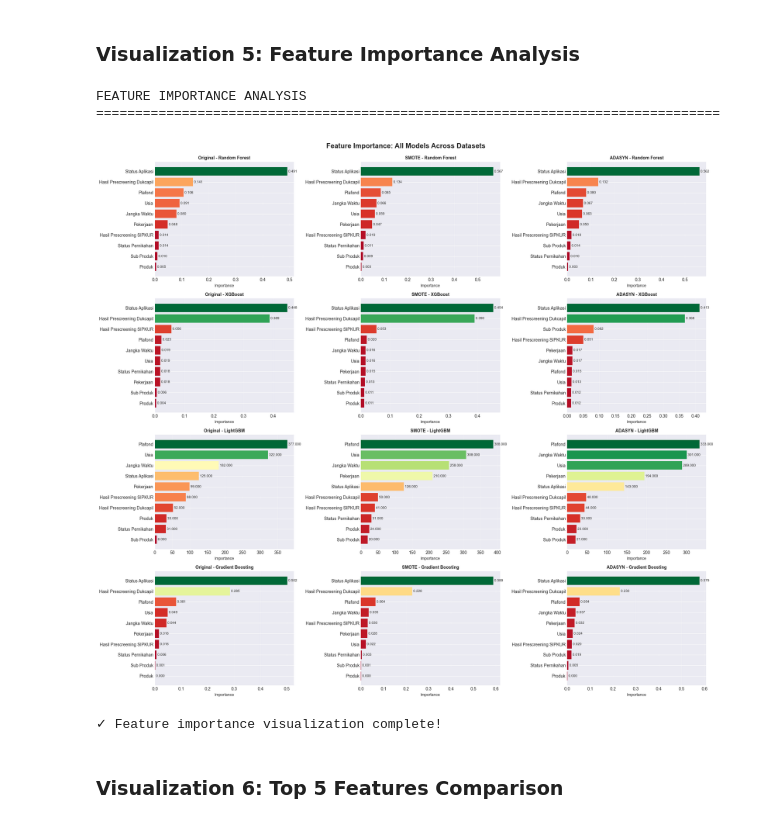
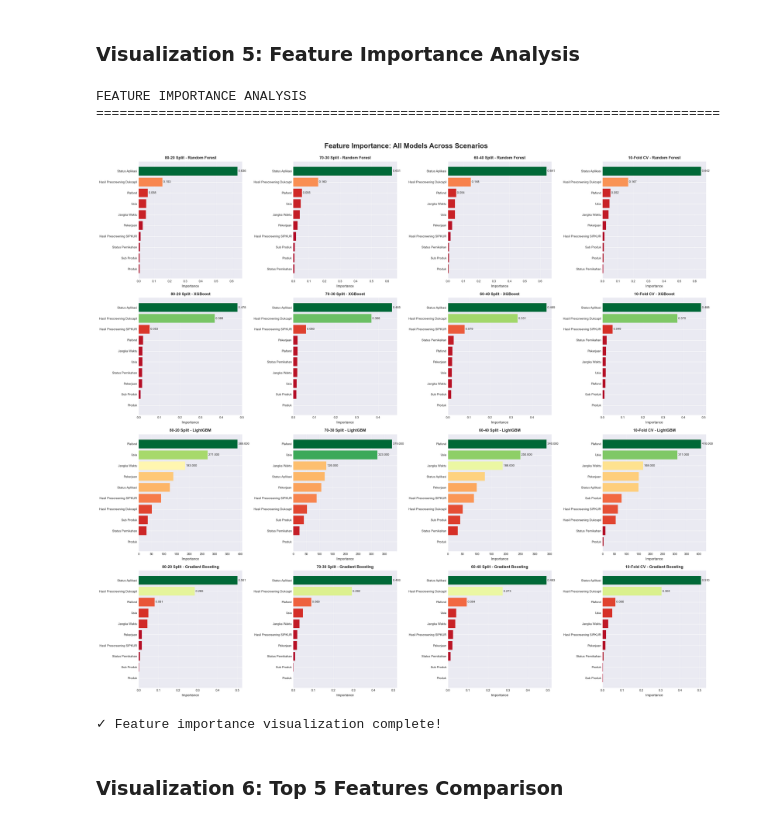
Before and after one commit to ArtEnginer/ENSAMBLE-LEARNING-KREDIT, a Jupyter notebook: ANALISIS_NPL_LENGKAP.ipynb, the cells around one changed output. Saved outputs shown, nothing was run; the diff lists cells and outputs as text; code cells hidden in the pictures.

```diff
--- a/ANALISIS_NPL_LENGKAP.ipynb
+++ b/ANALISIS_NPL_LENGKAP.ipynb
@@ -1133,11 +1169,14 @@ print("="*80)
 metrics_list = ['Accuracy', 'Precision', 'Recall', 'F1-Score', 'ROC-AUC']
 
 fig, axes = plt.subplots(1, 5, figsize=(25, 5))
-fig.suptitle('Heatmap Comparison: Models vs Datasets', fontsize=16, fontweight='bold', y=1.02)
+fig.suptitle('Heatmap Comparison: Models vs Scenarios', fontsize=16, fontweight='bold', y=1.02)
 
 for idx, metric in enumerate(metrics_list):
     # Buat pivot table untuk heatmap
-    pivot_data = comparison_df.pivot(index='Model', columns='Dataset', values=metric)
+    pivot_data = comparison_df.pivot(index='Model', columns='Scenario', values=metric)
+
+    # Reorder columns untuk urutan yang lebih logis
+    pivot_data = pivot_data[['80-20 Split', '70-30 Split', '60-40 Split', '10-Fold CV']]
 
     # Buat heatmap
     sns.heatmap(pivot_data, annot=True, fmt='.4f', cmap='RdYlGn',
@@ -1145,7 +1184,7 @@ for idx, metric in enumerate(metrics_list):
                 cbar_kws={'label': metric}, ax=axes[idx], linewidths=0.5)
 
     axes[idx].set_title(f'{metric}', fontsize=12, fontweight='bold')
-    axes[idx].set_xlabel('Dataset Type', fontsize=10)
+    axes[idx].set_xlabel('Scenario', fontsize=10)
     axes[idx].set_ylabel('Model' if idx == 0 else '', fontsize=10)
 
 plt.tight_layout()
@@ -1278,61 +1373,64 @@ CREATING ROC CURVE COMPARISON
 print("FEATURE IMPORTANCE ANALYSIS")
 print("="*80)
 
-fig, axes = plt.subplots(4, 3, figsize=(20, 18))
-fig.suptitle('Feature Importance: All Models Across Datasets', fontsize=16, fontweight='bold', y=0.995)
+fig, axes = plt.subplots(4, 4, figsize=(20, 18))
+fig.suptitle('Feature Importance: All Models Across Scenarios', fontsize=16, fontweight='bold', y=0.995)
 
-datasets_dict = {
-    'Original': (X_train_scaled, X_test_scaled, y_train, y_test),
-    'SMOTE': (X_train_smote_scaled, X_test_smote_scaled, y_train_smote, y_test),
-    'ADASYN': (X_train_adasyn_scaled, X_test_adasyn_scaled, y_train_adasyn, y_test)
+scenarios_dict = {
+    '80-20 Split': (X_train_80_scaled, X_test_80_scaled, y_train_80, y_test_80),
+    '70-30 Split': (X_train_70_scaled, X_test_70_scaled, y_train_70, y_test_70),
+    '60-40 Split': (X_train_60_scaled, X_test_60_scaled, y_train_60, y_test_60),
+    '10-Fold CV': (X_selected_scaled, None, y_encoded, None)
 }
 
 model_configs = {
-    'Random Forest': RandomForestClassifier(n_estimators=100, random_state=42, n_jobs=-1),
+    'Random Forest': RandomForestClassifier(n_estimators=100, max_depth=15, min_samples_split=10, min_samples_leaf=4, random_state=42, n_jobs=-1),
     'XGBoost': XGBClassifier(n_estimators=100, learning_rate=0.1, max_depth=5, random_state=42, eval_metric='logloss', use_label_encoder=False),
     'LightGBM': LGBMClassifier(n_estimators=100, learning_rate=0.1, max_depth=5, random_state=42, verbose=-1),
     'Gradient Boosting': GradientBoostingClassifier(n_estimators=100, learning_rate=0.1, max_depth=5, random_state=42)
 }
 
-for col_idx, (dataset_name, (X_tr, X_te, y_tr, y_te)) in enumerate(datasets_dict.items()):
+for col_idx, (scenario_name, (X_tr, X_te, y_tr, y_te)) in enumerate(scenarios_dict.items()):
     for row_idx, (model_name, model) in enumerate(model_configs.items()):
         ax = axes[row_idx, col_idx]
 
         # Train model
         from sklearn.base import clone
         trained_model = clone(model)
         trained_model.fit(X_tr, y_tr)
 
         # Get feature importance
         if hasattr(trained_model, 'feature_importances_'):
             importances = trained_model.feature_importances_
 
             # Create dataframe
             feature_imp_df = pd.DataFrame({
                 'Feature': selected_features,
                 'Importance': importances
             }).sort_values('Importance', ascending=True)
 
             # Plot horizontal bar
             colors_bar = plt.cm.RdYlGn(feature_imp_df['Importance'] / feature_imp_df['Importance'].max())
             ax.barh(feature_imp_df['Feature'], feature_imp_df['Importance'], color=colors_bar)
-            ax.set_xlabel('Importance', fontsize=9)
-            ax.set_title(f'{dataset_name} - {model_name}', fontsize=10, fontweight='bold')
+            ax.set_xlabel('Importance', fontsize=8)
+            ax.set_title(f'{scenario_name} - {model_name}', fontsize=9, fontweight='bold')
             ax.grid(axis='x', alpha=0.3)
+            ax.tick_params(axis='both', labelsize=7)
 
-            # Add value labels
-            for i, (idx, row) in enumerate(feature_imp_df.iterrows()):
-                ax.text(row['Importance'], i, f' {row["Importance"]:.3f}',
-                       va='center', fontsize=8)
+            # Add value labels untuk top 3
+            for i in range(min(3, len(feature_imp_df))):
+                row = feature_imp_df.iloc[-(i+1)]
+                ax.text(row['Importance'], len(feature_imp_df) - i - 1, f' {row["Importance"]:.3f}',
+                       va='center', fontsize=7)
 
 plt.tight_layout()
 plt.show()
 
 print("\n✓ Feature importance visualization complete!")
 # %% [output]
 FEATURE IMPORTANCE ANALYSIS
 ================================================================================
-[figure, old version]
+[figure, new version]
 ✓ Feature importance visualization complete!
 # %% [markdown]
 ### Visualization 6: Top 5 Features Comparison
```
Also changed, not shown: parts of 26 cells of this notebook, 1 other file.
